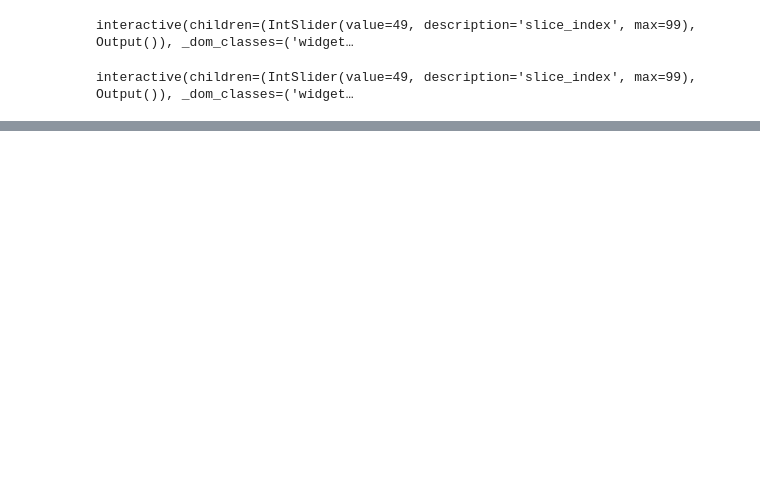
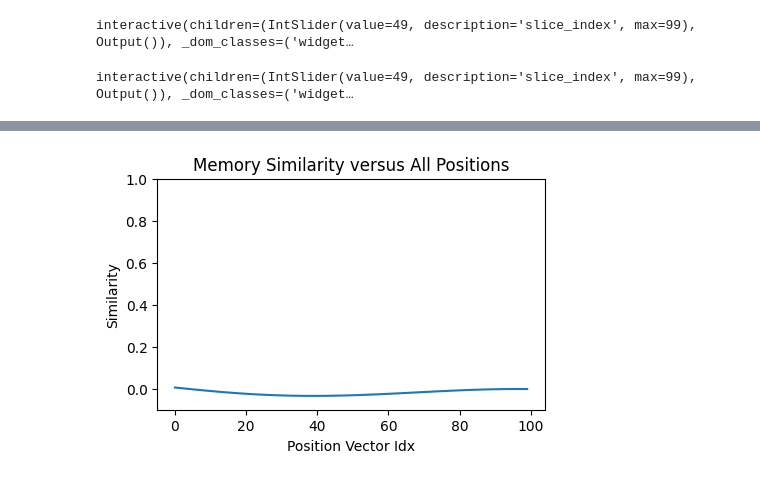
Before and after one commit to Parsa-Research-Laboratory/HyperSpace, a Jupyter notebook: experiments/development/1d_curve.ipynb, the cells around one changed output, grey strips where cells are left out. Drawn from its saved outputs; the diff is of its cells as text; code cells hidden in the pictures; blank space fills up the shorter version.

Commit message:
adding similarity evaluation after memory storage

```diff
--- a/experiments/development/1d_curve.ipynb
+++ b/experiments/development/1d_curve.ipynb
@@ -401,7 +401,21 @@ memory, _ = memory_storage_module(
 # %%
 # ---------------------------------------------------------------------
 # compare the memory with respect to all ground truth position vectors
 # ---------------------------------------------------------------------
+m_to_pv_sims, _ = hrr_backend.similarity(memory, x_gt_vectors)
+
+x = torch.arange(0, m_to_pv_sims.shape[0]).cpu().numpy()
+
+plt.figure(figsize=(5, 3))
+plt.plot(x, m_to_pv_sims)
+plt.xlabel("Position Vector Idx")
+plt.ylabel("Similarity")
+plt.ylim(-0.1, 1)
+plt.title("Memory Similarity versus All Positions")
+
+del x, m_to_pv_sims
+# %% [output]
+[figure, added]
 # %%
 # ---------------------------------------------------------------------
 # compare the memory with respect to all ground truth value vectors
```
Also changed, not shown: parts of 7 cells of this notebook.
